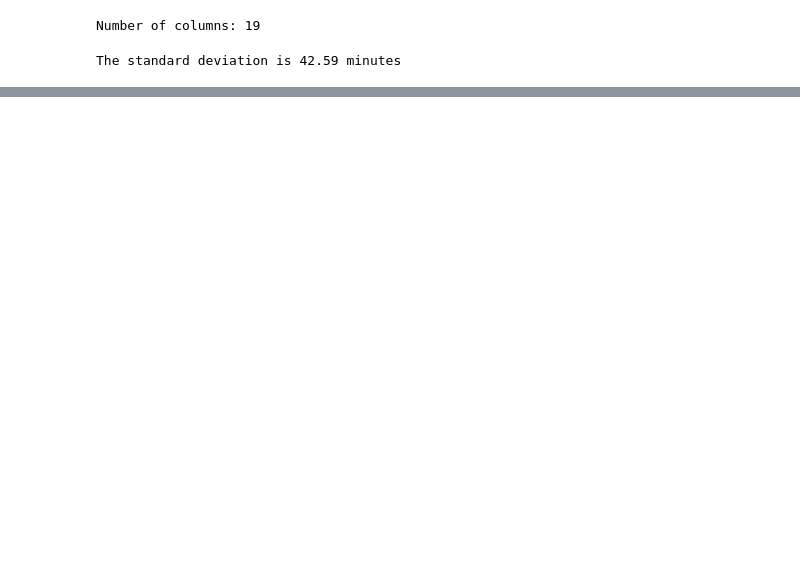
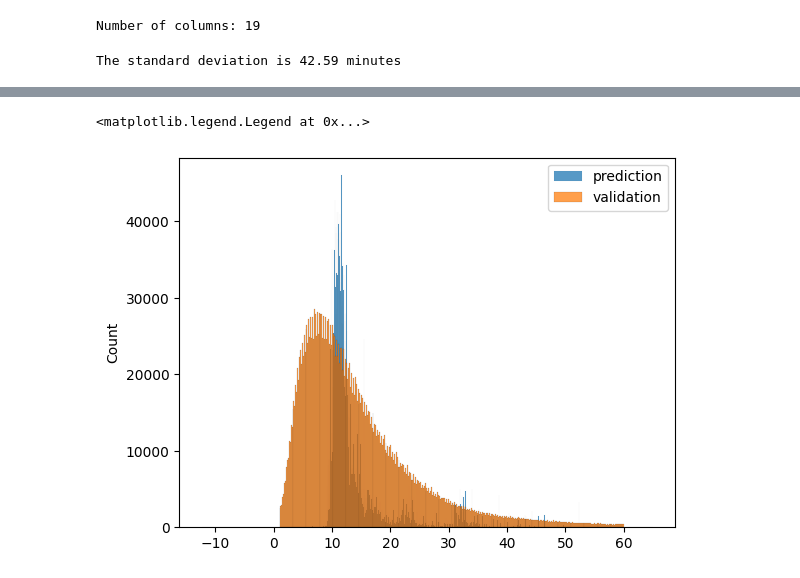
Before and after one commit to Joey-1218/MLOps-zoomcamp, a Jupyter notebook: 01-intro/HW1.ipynb, the cells around one changed output, grey strips where cells are left out. Drawn from its saved outputs; the diff is of its cells as text; code cells hidden in the pictures; blank space fills up the shorter version.

```diff
--- a/01-intro/HW1.ipynb
+++ b/01-intro/HW1.ipynb
@@ -77,0 +113,8 @@ Dimensionality (Number of columns): 515
+# %%
+sns.histplot(y_pred, label='prediction')
+sns.histplot(y_val, label='validation')
+
+plt.legend()
+# %% [output]
+<matplotlib.legend.Legend at 0x...>
+[figure, added]
```
Also changed, not shown: parts of 30 cells of this notebook, 1 other file.
